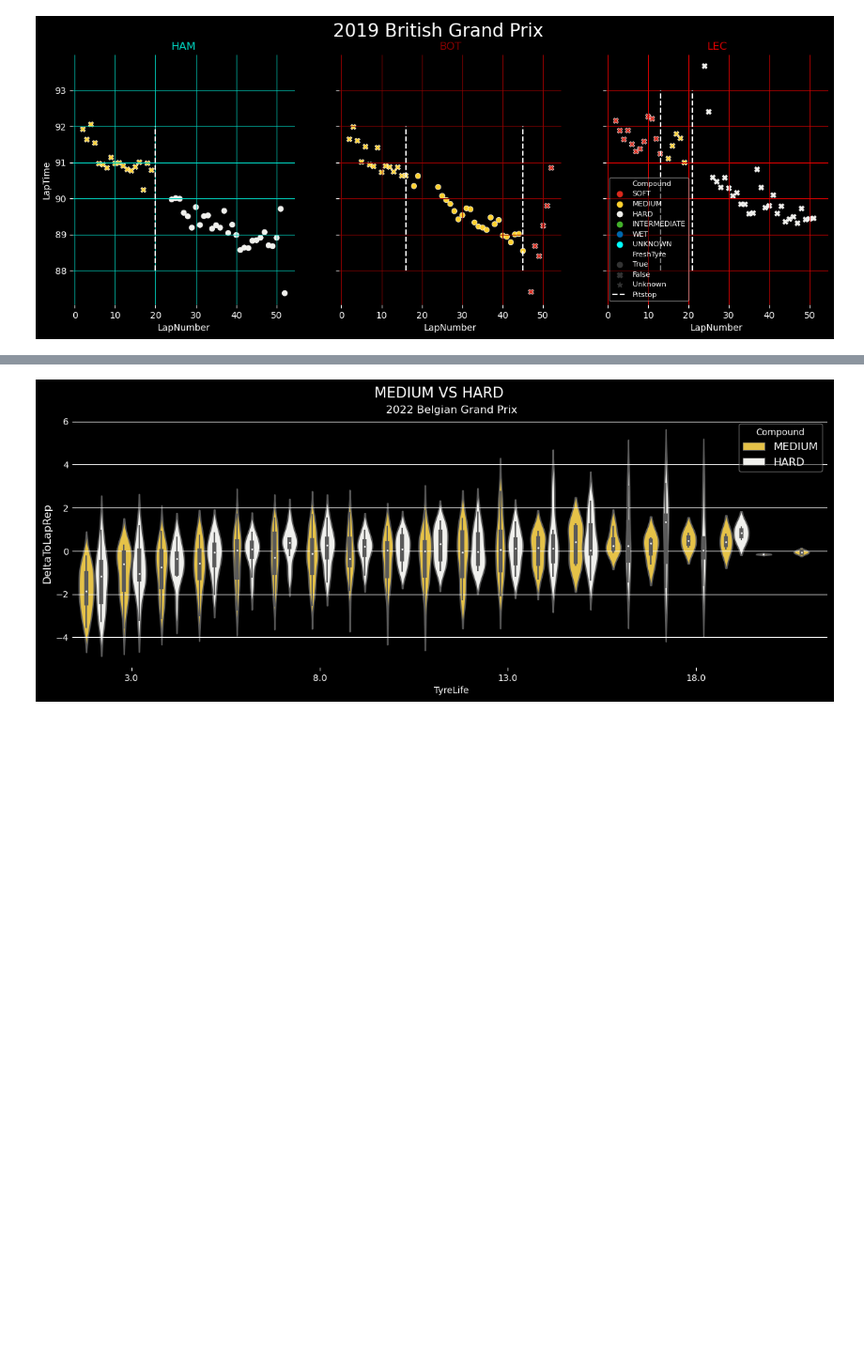
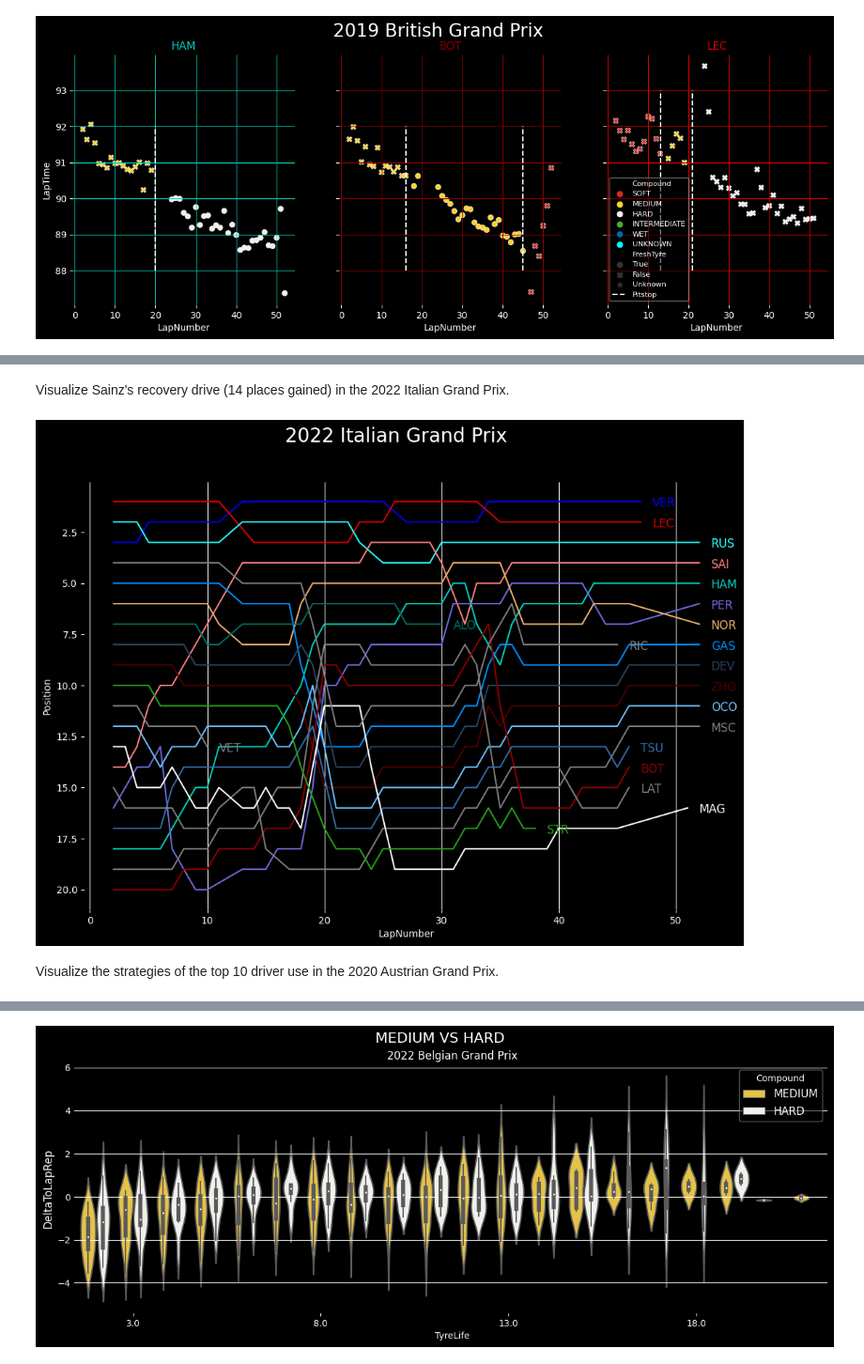
Before and after one commit to Casper-Guo/Armchair-Strategist, a Jupyter notebook: Notebooks/visualization.ipynb, the cells around one changed output, grey strips where cells are left out. Shown at 94% size. Drawn from its saved outputs; the diff is of its cells as text; code cells hidden in the pictures; blank space fills up the shorter version.

```diff
--- a/Notebooks/visualization.ipynb
+++ b/Notebooks/visualization.ipynb
@@ -1180 +1280,11 @@ position_plot = driver_stats_lineplot(
+# %% [markdown]
+Visualize Sainz's recovery drive (14 places gained) in the 2022 Italian Grand Prix.
+# %%
+position_plot = driver_stats_lineplot(
+    season=2022, event="Monza", drivers=20, y="Position"
+)
+# %% [output]
+[figure, added]
+# %% [markdown]
+Visualize the strategies of the top 10 driver use in the 2020 Austrian Grand Prix.
 # %%
```
Also changed, not shown: parts of 21 cells of this notebook, 1 other file.
